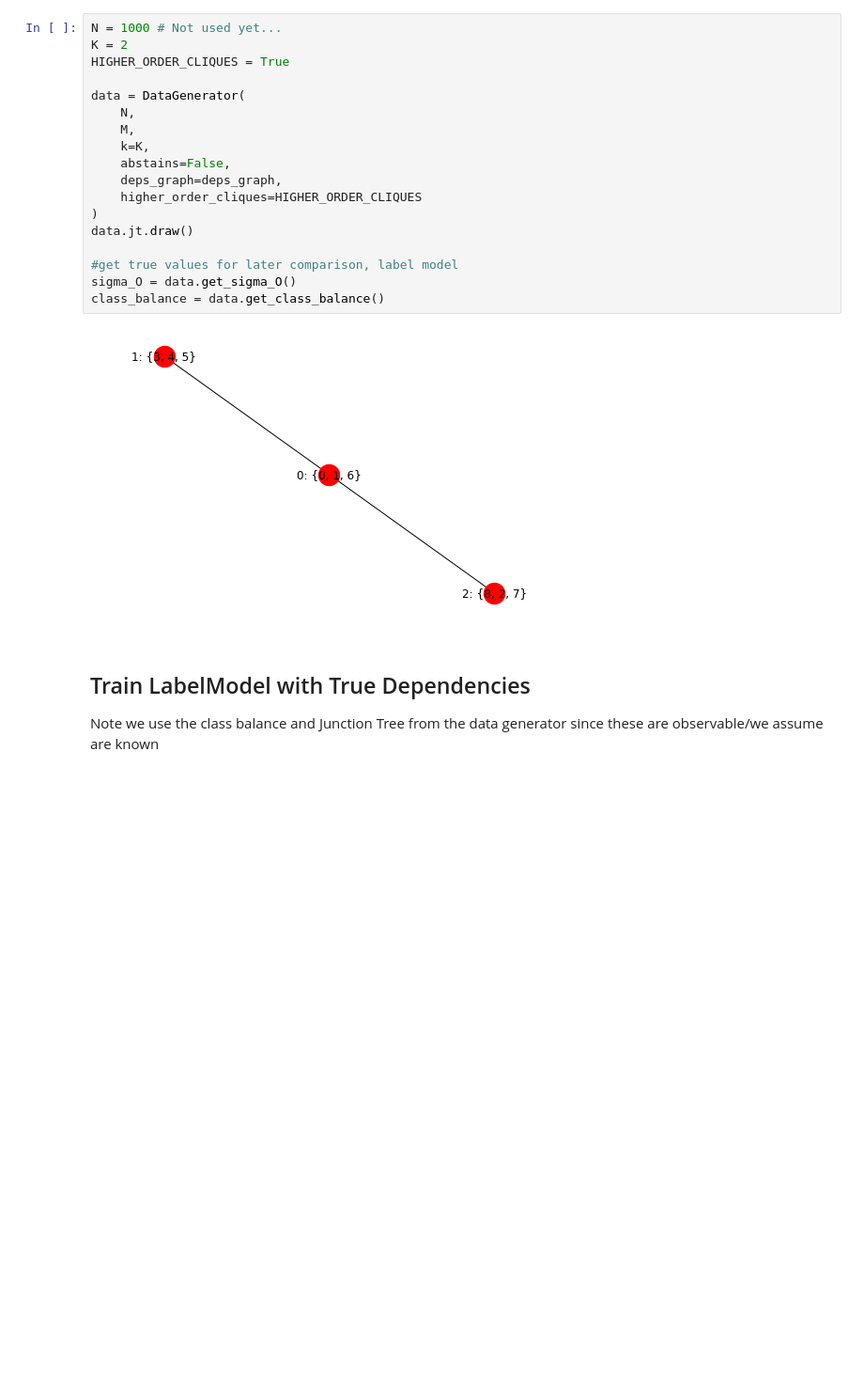
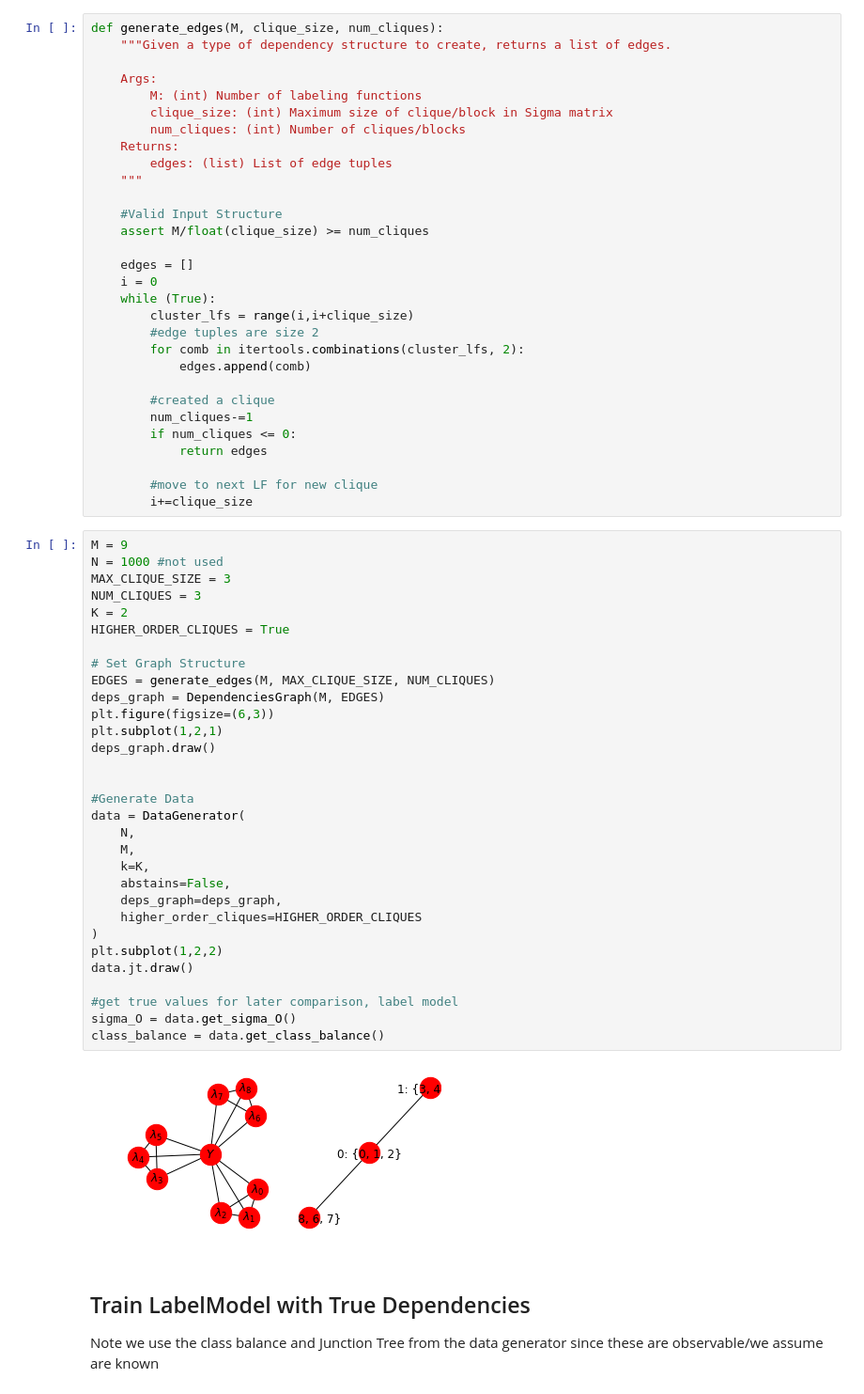
Before and after one commit to HazyResearch/metal, a Jupyter notebook: notebooks/learn_deps_SPA.ipynb, the cells around one changed output. Shown at 94% size. Drawn from its saved outputs; the diff is of its cells as text; blank space fills up the shorter version.

Commit message:
edge generator + learning

```diff
--- a/notebooks/learn_deps_SPA.ipynb
+++ b/notebooks/learn_deps_SPA.ipynb
@@ -42,23 +54,66 @@ deps_graph.draw()
+# %%
+def generate_edges(M, clique_size, num_cliques):
+    """Given a type of dependency structure to create, returns a list of edges.
+
+    Args:
+        M: (int) Number of labeling functions
+        clique_size: (int) Maximum size of clique/block in Sigma matrix
+        num_cliques: (int) Number of cliques/blocks
+    Returns:
+        edges: (list) List of edge tuples
+    """
+
+    #Valid Input Structure
+    assert M/float(clique_size) >= num_cliques
+
+    edges = []
+    i = 0
+    while (True):
+        cluster_lfs = range(i,i+clique_size)
+        #edge tuples are size 2
+        for comb in itertools.combinations(cluster_lfs, 2):
+            edges.append(comb)
+
+        #created a clique
+        num_cliques-=1
+        if num_cliques <= 0:
+            return edges
+
+        #move to next LF for new clique
+        i+=clique_size
 # %%
-N = 1000 # Not used yet...
+M = 9
+N = 1000 #not used
+MAX_CLIQUE_SIZE = 3
+NUM_CLIQUES = 3
 K = 2
 HIGHER_ORDER_CLIQUES = True
 
+# Set Graph Structure
+EDGES = generate_edges(M, MAX_CLIQUE_SIZE, NUM_CLIQUES)
+deps_graph = DependenciesGraph(M, EDGES)
+plt.figure(figsize=(6,3))
+plt.subplot(1,2,1)
+deps_graph.draw()
+
+
+#Generate Data
 data = DataGenerator(
     N,
     M,
     k=K,
     abstains=False,
     deps_graph=deps_graph,
     higher_order_cliques=HIGHER_ORDER_CLIQUES
 )
+plt.subplot(1,2,2)
 data.jt.draw()
 
 #get true values for later comparison, label model
 sigma_O = data.get_sigma_O()
 class_balance = data.get_class_balance()
 # %% [output]
-[figure, old version]
+[figure, new version]
 # %% [markdown]
 ## Train LabelModel with True Dependencies
 Note we use the class balance and Junction Tree from the data generator since these are observable/we assume are known
```
Also changed, not shown: parts of 6 cells of this notebook.
